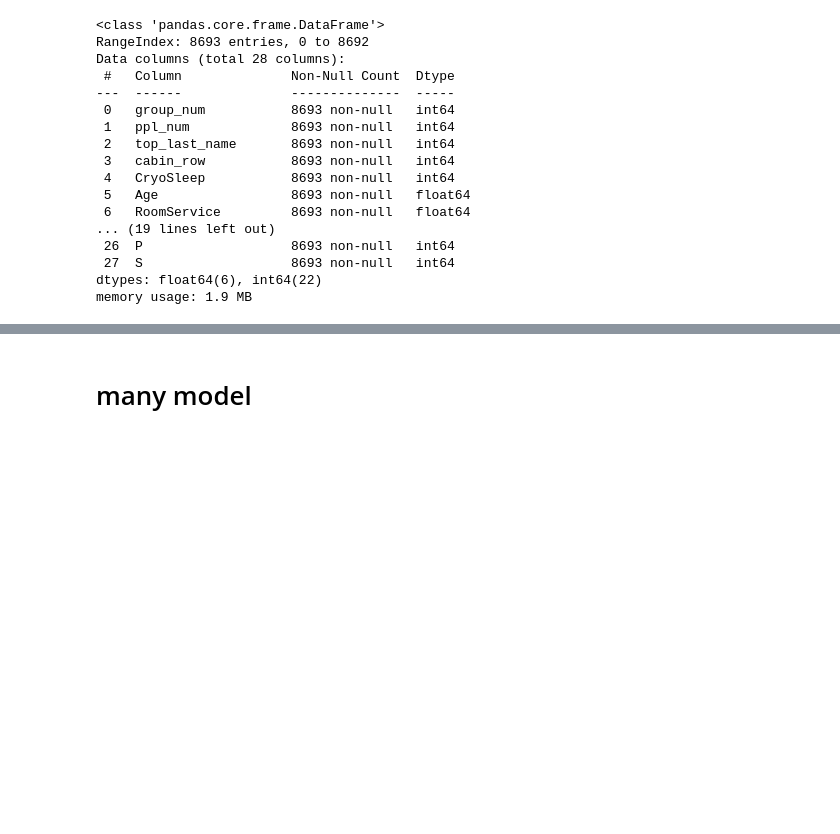
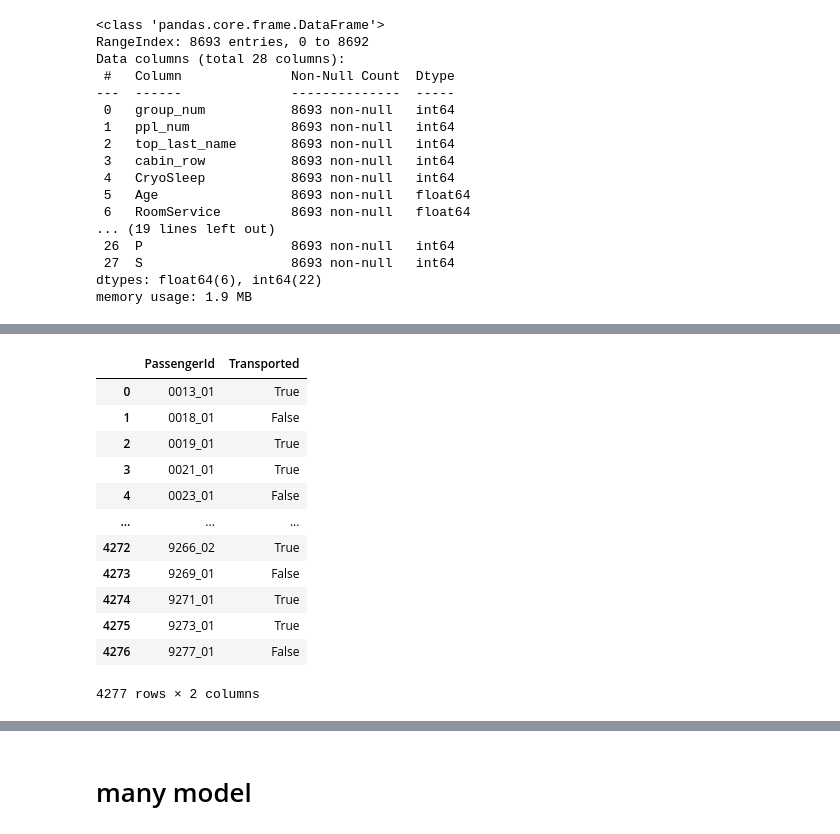
Before and after one commit to jamie1016jamie1016/spaceship, a Jupyter notebook: Untitled-1.ipynb, the cells around one changed output, grey strips where cells are left out. Saved outputs shown, nothing was run; the diff lists cells and outputs as text; code cells hidden in the pictures; blank space fills up the shorter version.

```diff
--- a/Untitled-1.ipynb
+++ b/Untitled-1.ipynb
@@ -315,2 +273,11 @@ best_rf = {'max_depth': 15,
+# %%
+X = df_train.drop('Transported', axis=1)
+y = df_train['Transported']
+
+X_train, X_test, y_train, y_test = train_test_split(X, y, test_size=0.2, random_state=77) #42
+best_rf = {'max_depth': 15, #15
+ 'min_samples_leaf': 2, # 2
+ 'min_samples_split': 5,
+ 'n_estimators': 100}
 # %%
 rf_model = RandomForestClassifier(**best_rf)
@@ -339,0 +304,3 @@ weighted avg       0.81      0.81      0.81      1739
+# %%
+# read test data
+test_use = pd.read_csv("/Users/jamie/Desktop/Hult/bs2/test_j_01.csv")
@@ -339,0 +361,28 @@ weighted avg       0.81      0.81      0.81      1739
+# %%
+y_pred = rf_model.predict(test_use)
+# %%
+test_use['group_num'] = test_use['group_num'].apply(lambda x: f'{x:04d}')
+test_use['ppl_num'] = test_use['ppl_num'].apply(lambda x: f'{x:02d}')
+test_use
+test_use['PassengerId'] = test_use['group_num'].astype(str) + '_' + test_use['ppl_num'].astype(str)
+a = test_use['PassengerId']
+ans_df = pd.DataFrame({
+    'PassengerId': a
+})
+ans_df["Transported"] = y_pred
+ans_df['Transported'] = ans_df['Transported'].replace({1: 'True', 0: 'False'})
+ans_df
+# %% [output]
+|  | PassengerId | Transported |
+| 0 | 0013_01 | True |
+| 1 | 0018_01 | False |
+| 2 | 0019_01 | True |
+| 3 | 0021_01 | True |
+| 4 | 0023_01 | False |
+| ... | ... | ... |
+| 4272 | 9266_02 | True |
+| 4273 | 9269_01 | False |
+| 4274 | 9271_01 | True |
+| 4275 | 9273_01 | True |
+| 4276 | 9277_01 | False |
+4277 rows × 2 columns
```
Also changed, not shown: parts of 39 cells of this notebook, 7 other files.
